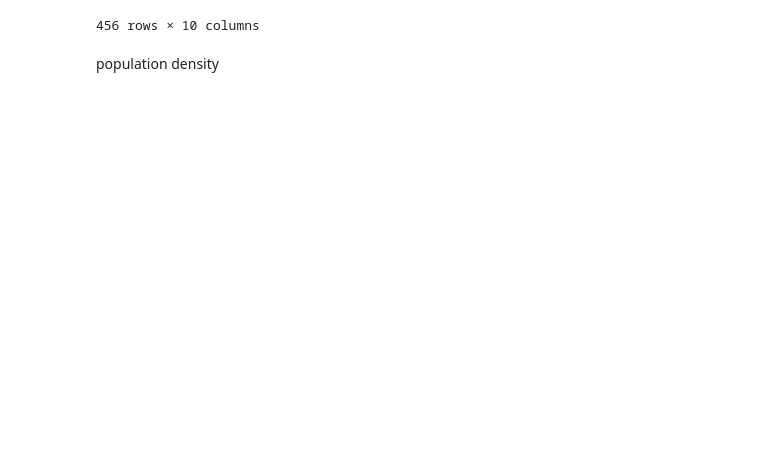
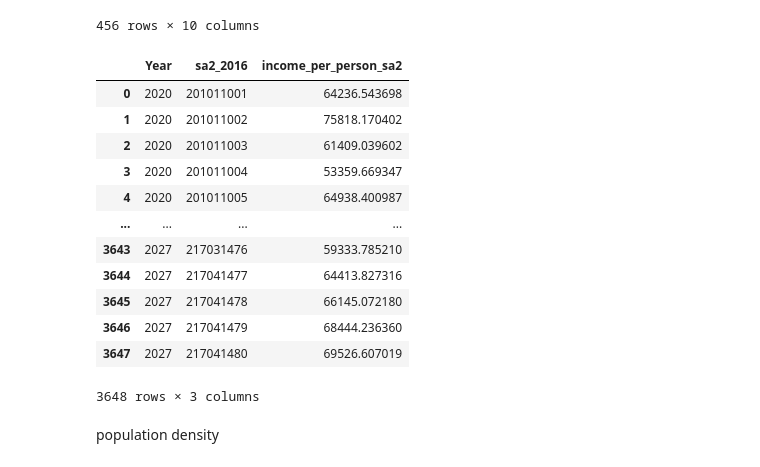
Before and after one commit to MAST30034-Applied-Data-Science/generic-real-estate-consulting-project-group-43, a Jupyter notebook: notebooks/External/external_merge.ipynb, the cells around one changed output. Drawn from its saved outputs; the diff is of its cells as text; code cells hidden in the pictures; blank space fills up the shorter version.

```diff
--- a/notebooks/External/external_merge.ipynb
+++ b/notebooks/External/external_merge.ipynb
@@ -55,6 +56,23 @@ income
 | 460 | 217041479 | Warrnambool - North | 45988.991412 | 46933.500648 | 48440.255857 | 50513.442675 | 50938.952292 | 52089.753663 | 59811.605637 | 56098.576195 |
 | 461 | 217041480 | Warrnambool - South | 47793.555119 | 48726.315864 | 50544.447501 | 50662.927601 | 50965.406699 | 53225.930523 | 54848.550168 | 58246.530179 |
 456 rows × 10 columns
+# %%
+pred_income = pd.read_csv('../../data/curated/feature_prediction/20_27_income_per_person_2016sa2.csv', index_col=[0])
+pred_income
+# %% [output]
+|  | Year | sa2_2016 | income_per_person_sa2 |
+| 0 | 2020 | 201011001 | 64236.543698 |
+| 1 | 2020 | 201011002 | 75818.170402 |
+| 2 | 2020 | 201011003 | 61409.039602 |
+| 3 | 2020 | 201011004 | 53359.669347 |
+| 4 | 2020 | 201011005 | 64938.400987 |
+| ... | ... | ... | ... |
+| 3643 | 2027 | 217031476 | 59333.785210 |
+| 3644 | 2027 | 217041477 | 64413.827316 |
+| 3645 | 2027 | 217041478 | 66145.072180 |
+| 3646 | 2027 | 217041479 | 68444.236360 |
+| 3647 | 2027 | 217041480 | 69526.607019 |
+3648 rows × 3 columns
 # %%
 year = [2013, 2014, 2015, 2016, 2017, 2018, 2019, 2020, 2021, 2022]
 
```
Also changed, not shown: parts of 8 cells of this notebook, 10 other files.
